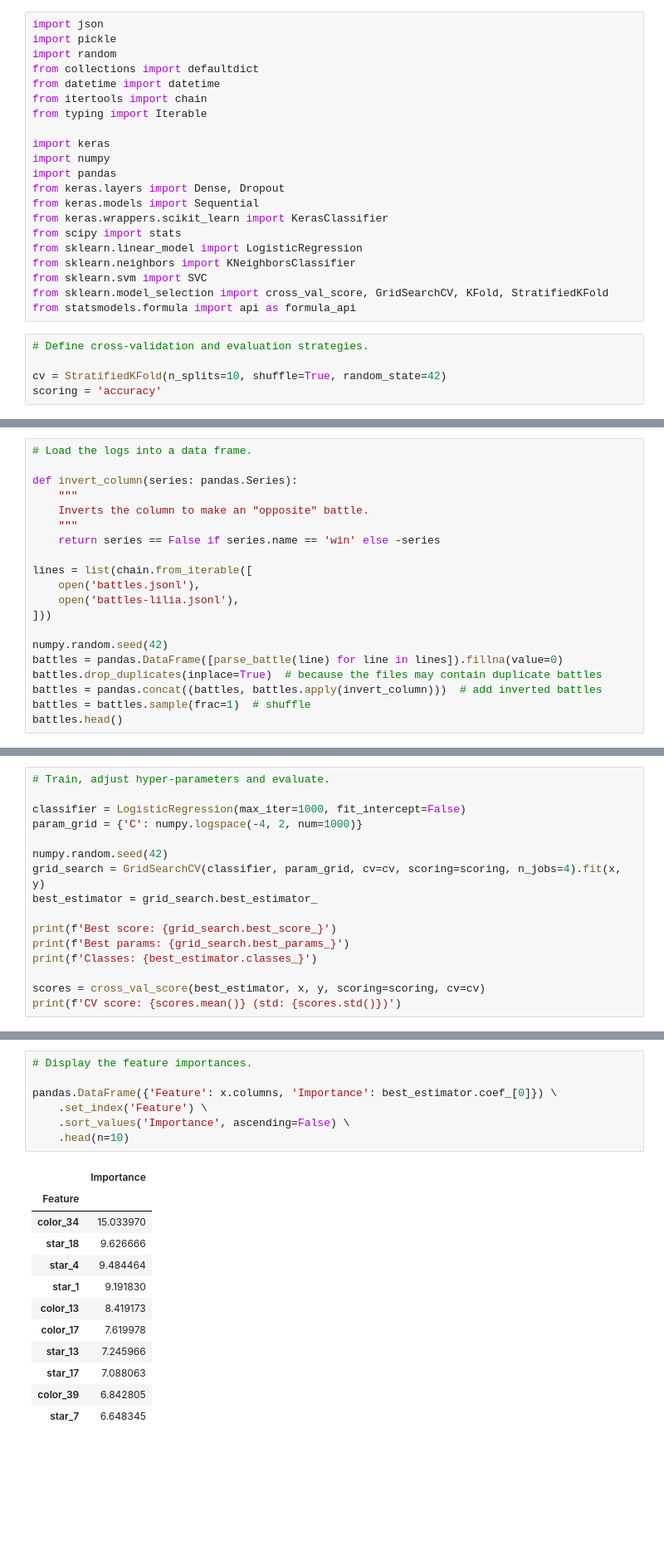
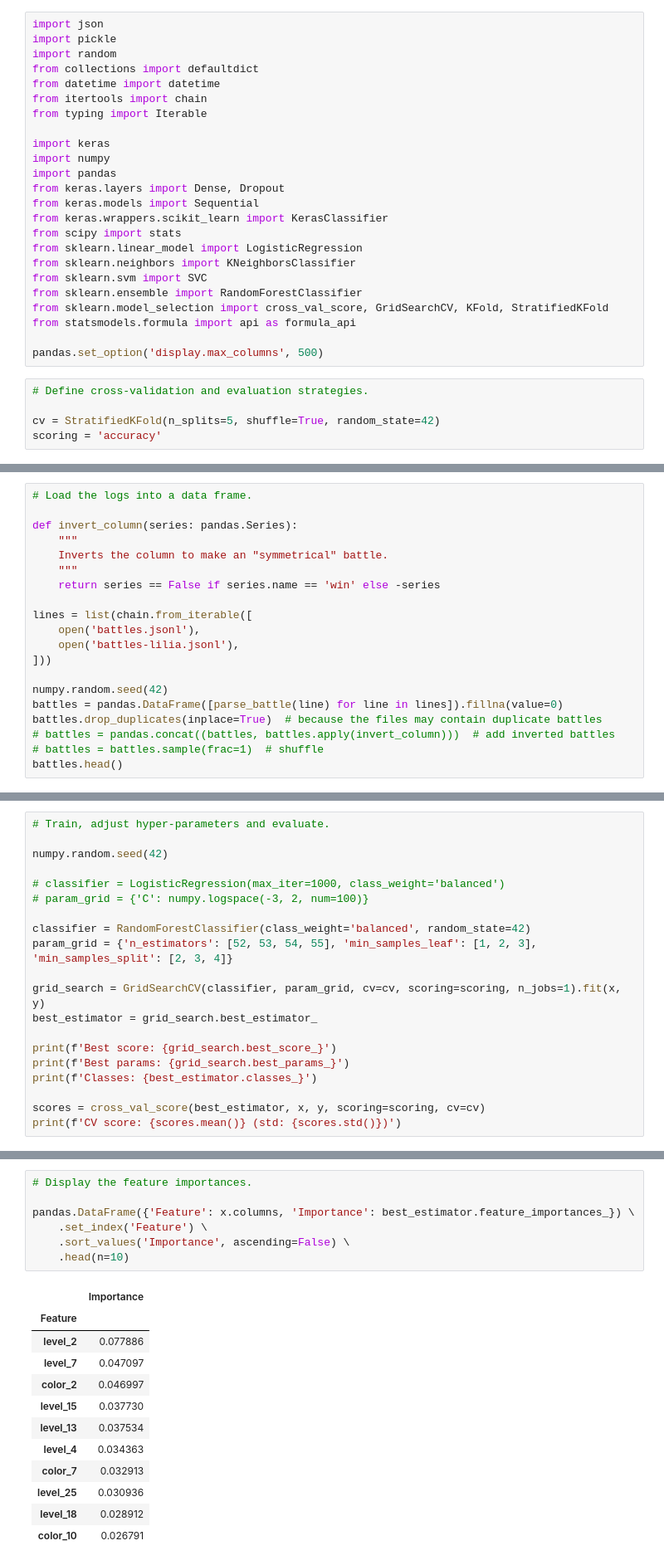
Before and after one commit to eigenein/bestmobabot, a Jupyter notebook: research/bestmoba.ipynb, the cells around one changed output, grey strips where cells are left out. Shown at 83% size. Drawn from its saved outputs; the diff is of its cells as text; blank space fills up the shorter version.

```diff
--- a/research/bestmoba.ipynb
+++ b/research/bestmoba.ipynb
@@ -17,12 +17,15 @@ from scipy import stats
 from sklearn.linear_model import LogisticRegression
 from sklearn.neighbors import KNeighborsClassifier
 from sklearn.svm import SVC
+from sklearn.ensemble import RandomForestClassifier
 from sklearn.model_selection import cross_val_score, GridSearchCV, KFold, StratifiedKFold
 from statsmodels.formula import api as formula_api
+
+pandas.set_option('display.max_columns', 500)
 # %%
 # Define cross-validation and evaluation strategies.
 
-cv = StratifiedKFold(n_splits=10, shuffle=True, random_state=42)
+cv = StratifiedKFold(n_splits=5, shuffle=True, random_state=42)
 scoring = 'accuracy'
 # %%
 # Parse battle logs.
@@ -46,7 +49,7 @@ def parse_battle(line: str) -> dict:
 
 def invert_column(series: pandas.Series):
     """
-    Inverts the column to make an "opposite" battle.
+    Inverts the column to make an "symmetrical" battle.
     """
     return series == False if series.name == 'win' else -series
 
@@ -58,7 +61,7 @@ lines = list(chain.from_iterable([
 numpy.random.seed(42)
 battles = pandas.DataFrame([parse_battle(line) for line in lines]).fillna(value=0)
 battles.drop_duplicates(inplace=True)  # because the files may contain duplicate battles
-battles = pandas.concat((battles, battles.apply(invert_column)))  # add inverted battles
-battles = battles.sample(frac=1)  # shuffle
+# battles = pandas.concat((battles, battles.apply(invert_column)))  # add inverted battles
+# battles = battles.sample(frac=1)  # shuffle
 battles.head()
 # %% [output]
@@ -99,11 +100,15 @@ Shape: (420, 108). Rank: 104.
 # %%
 # Train, adjust hyper-parameters and evaluate.
 
-classifier = LogisticRegression(max_iter=1000, fit_intercept=False)
-param_grid = {'C': numpy.logspace(-4, 2, num=1000)}
+numpy.random.seed(42)
 
-numpy.random.seed(42)
-grid_search = GridSearchCV(classifier, param_grid, cv=cv, scoring=scoring, n_jobs=4).fit(x, y)
+# classifier = LogisticRegression(max_iter=1000, class_weight='balanced')
+# param_grid = {'C': numpy.logspace(-3, 2, num=100)}
+
+classifier = RandomForestClassifier(class_weight='balanced', random_state=42)
+param_grid = {'n_estimators': [52, 53, 54, 55], 'min_samples_leaf': [1, 2, 3], 'min_samples_split': [2, 3, 4]}
+
+grid_search = GridSearchCV(classifier, param_grid, cv=cv, scoring=scoring, n_jobs=1).fit(x, y)
 best_estimator = grid_search.best_estimator_
 
 print(f'Best score: {grid_search.best_score_}')
@@ -145,23 +154,23 @@ MODEL = pickle.loads({pickle.dumps(best_estimator)})
 # %%
 # Display the feature importances.
 
-pandas.DataFrame({'Feature': x.columns, 'Importance': best_estimator.coef_[0]}) \
+pandas.DataFrame({'Feature': x.columns, 'Importance': best_estimator.feature_importances_}) \
     .set_index('Feature') \
     .sort_values('Importance', ascending=False) \
     .head(n=10)
 # %% [output]
 |  | Importance |
 | Feature |  |
-| color_34 | 15.033970 |
-| star_18 | 9.626666 |
-| star_4 | 9.484464 |
-| star_1 | 9.191830 |
-| color_13 | 8.419173 |
-| color_17 | 7.619978 |
-| star_13 | 7.245966 |
-| star_17 | 7.088063 |
-| color_39 | 6.842805 |
-| star_7 | 6.648345 |
+| level_2 | 0.077886 |
+| level_7 | 0.047097 |
+| color_2 | 0.046997 |
+| level_15 | 0.037730 |
+| level_13 | 0.037534 |
+| level_4 | 0.034363 |
+| color_7 | 0.032913 |
+| level_25 | 0.030936 |
+| level_18 | 0.028912 |
+| color_10 | 0.026791 |
 # %%
 # Display prediction examples.
 
```
Also changed, not shown: parts of 8 cells of this notebook, 6 other files.
